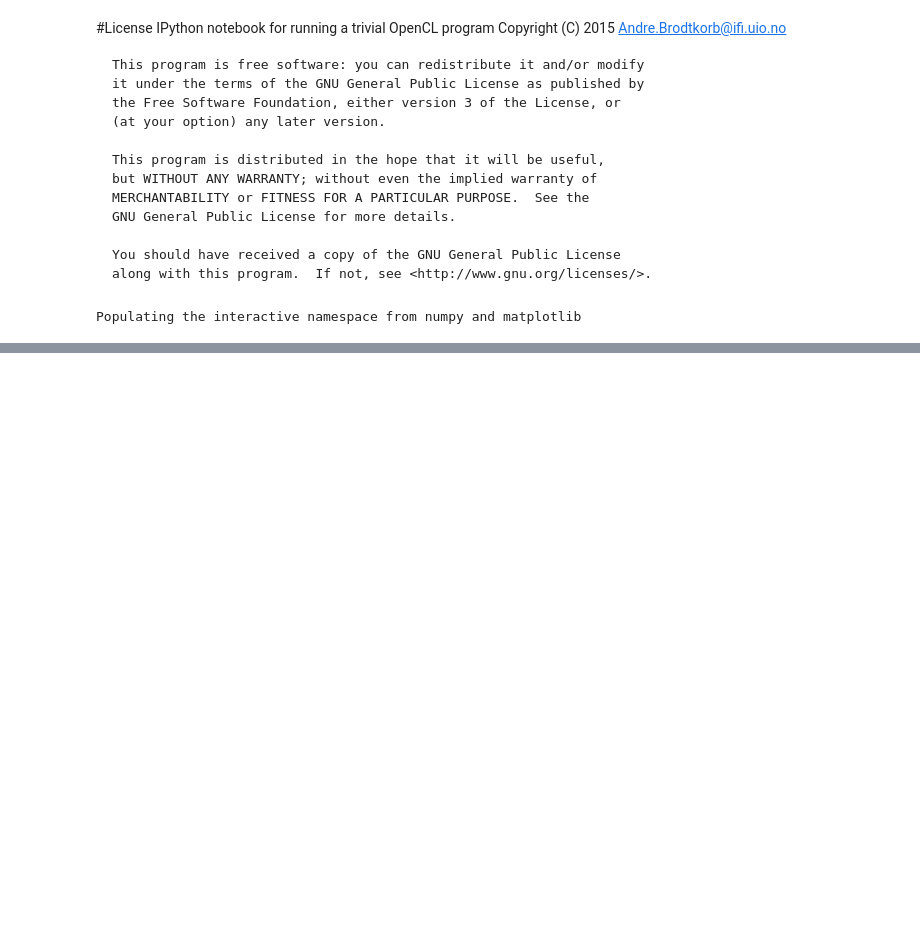
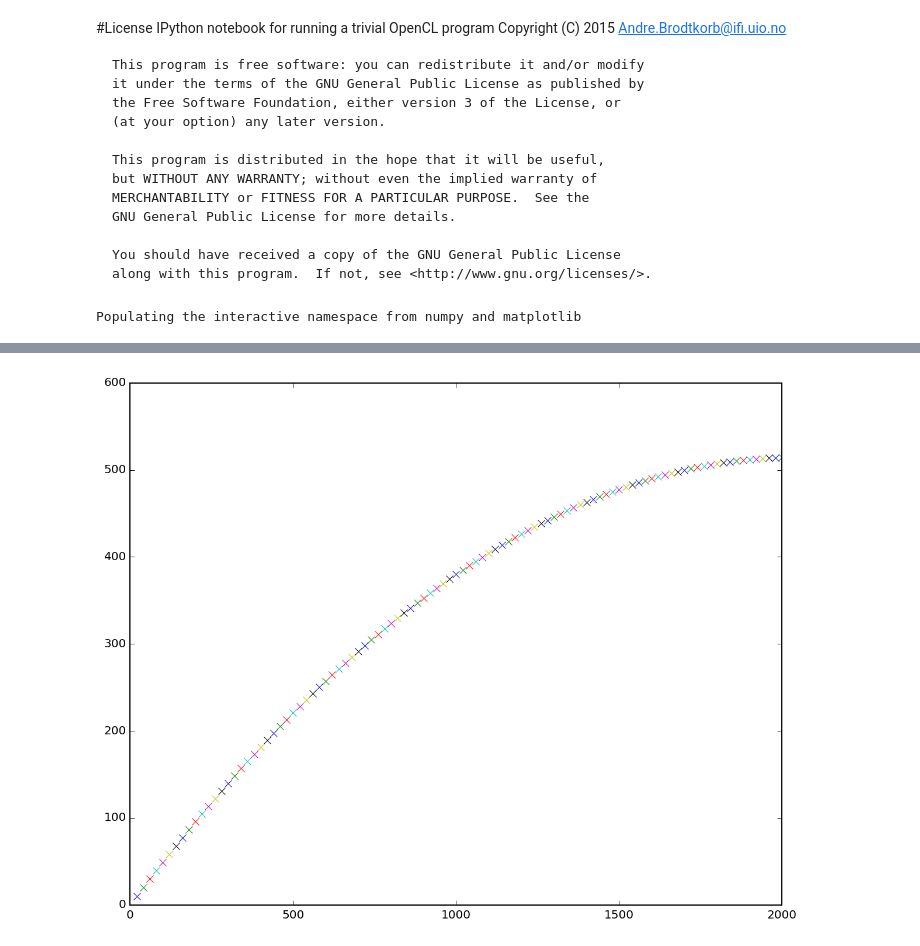
Before and after one commit to babrodtk/conslaws_python_opencl, a Jupyter notebook: Parabolic Motion.ipynb, the cells around one changed output, grey strips where cells are left out. Cells and saved outputs as stored; diff of their text form; code cells hidden in the pictures; blank space fills up the shorter version.

```diff
--- a/Parabolic Motion.ipynb
+++ b/Parabolic Motion.ipynb
@@ -68,0 +91,19 @@ Hit ground at  [  4.10000000e+03  -1.27100000e+00]
+# %%
+v0 = np.array([200.0, 100.0])
+p0 = np.array([0.0, 0.0])
+dt = 0.1
+nt = 100
+a = np.array([0.0, -9.81])
+
+for n in range(nt):
+    t = float(n)*dt
+    v1 = v0+t*a
+    p1 = p0 + dt*v1
+
+    #Plot
+    plot(p1[0], p1[1], 'x')
+
+    #Swap p0, p1
+    p0, p1 = p1, p0
+# %% [output]
+[figure, added]
```
Also changed, not shown: parts of 1 cell of this notebook.
